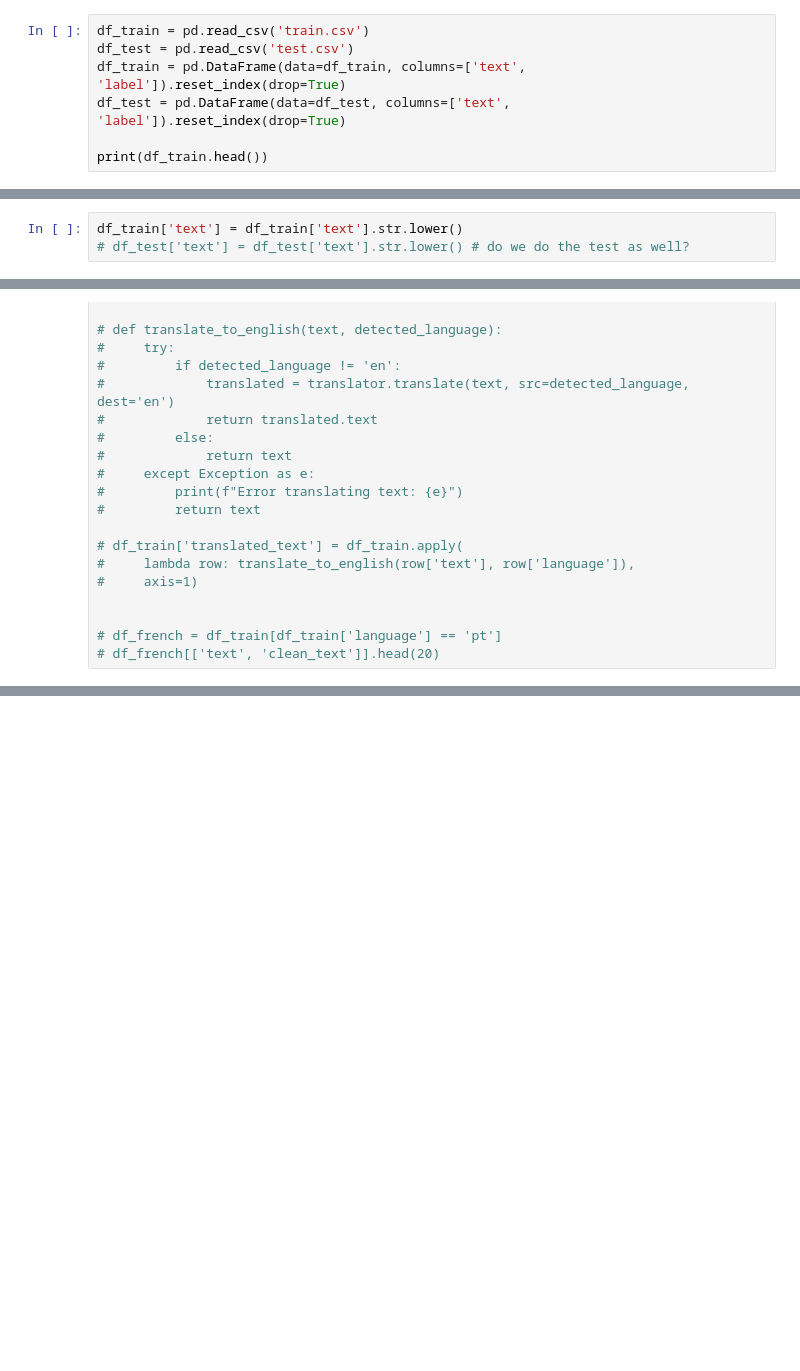
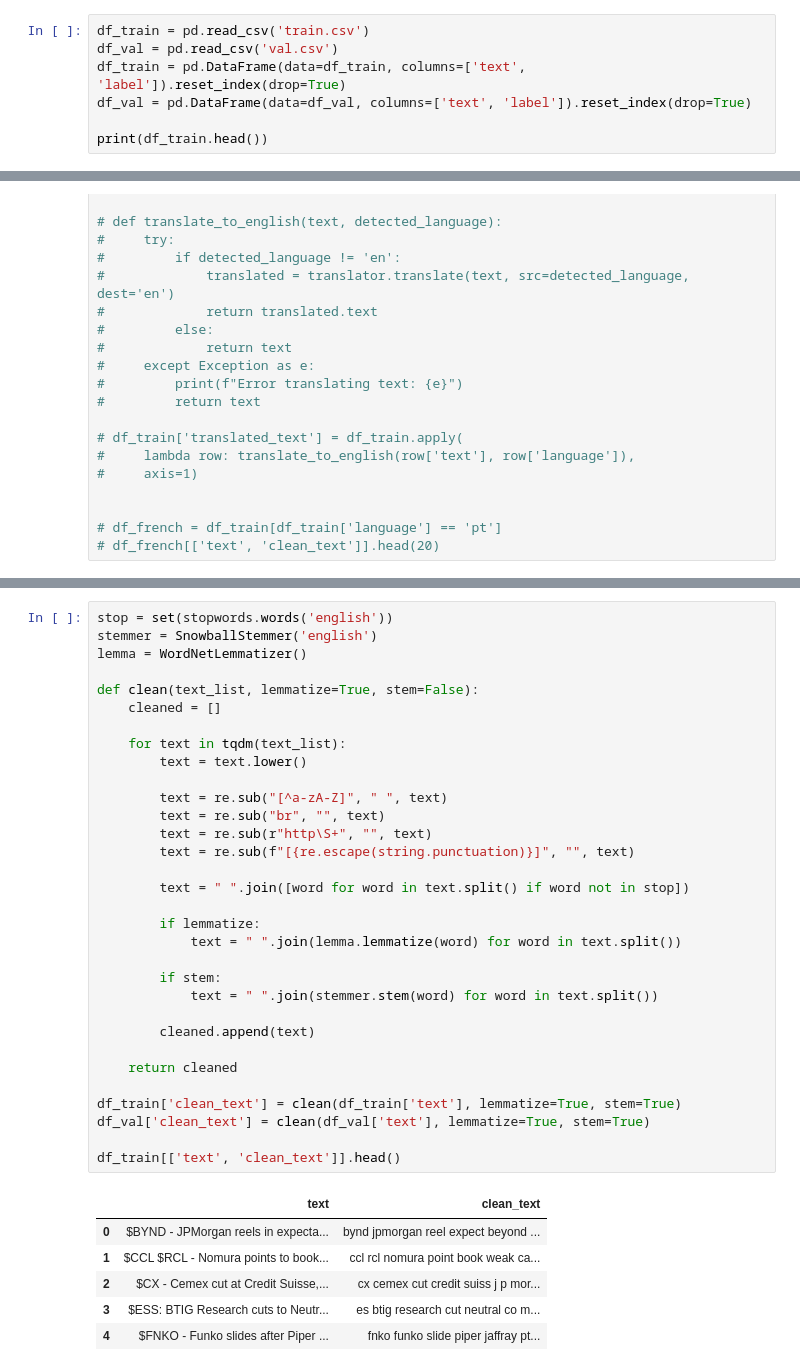
Before and after one commit to joanaramosrodrigues/TextMining_Project, a Jupyter notebook: TM_Group07.ipynb, the cells around one changed output, grey strips where cells are left out. Saved outputs shown, nothing was run; the diff lists cells and outputs as text; blank space fills up the shorter version.

```diff
--- a/TM_Group07.ipynb
+++ b/TM_Group07.ipynb
@@ -38,8 +69,8 @@ from tqdm import tqdm
 # %%
 df_train = pd.read_csv('train.csv')
-df_test = pd.read_csv('test.csv')
+df_val = pd.read_csv('val.csv')
 df_train = pd.DataFrame(data=df_train, columns=['text', 'label']).reset_index(drop=True)
-df_test = pd.DataFrame(data=df_test, columns=['text', 'label']).reset_index(drop=True)
+df_val = pd.DataFrame(data=df_val, columns=['text', 'label']).reset_index(drop=True)
 
 print(df_train.head())
 # %% [output]
@@ -144,3 +184,0 @@ Name: count, dtype: int64
-# %%
-df_train['text'] = df_train['text'].str.lower()
-# df_test['text'] = df_test['text'].str.lower() # do we do the test as well?
@@ -415,0 +248,39 @@ plt.show()
+# %%
+stop = set(stopwords.words('english'))
+stemmer = SnowballStemmer('english')
+lemma = WordNetLemmatizer()
+
+def clean(text_list, lemmatize=True, stem=False):
+    cleaned = []
+
+    for text in tqdm(text_list):
+        text = text.lower()
+
+        text = re.sub("[^a-zA-Z]", " ", text)
+        text = re.sub("br", "", text)
+        text = re.sub(r"http\S+", "", text)
+        text = re.sub(f"[{re.escape(string.punctuation)}]", "", text)
+
+        text = " ".join([word for word in text.split() if word not in stop])
+
+        if lemmatize:
+            text = " ".join(lemma.lemmatize(word) for word in text.split())
+
+        if stem:
+            text = " ".join(stemmer.stem(word) for word in text.split())
+
+        cleaned.append(text)
+
+    return cleaned
+
+df_train['clean_text'] = clean(df_train['text'], lemmatize=True, stem=True)
+df_val['clean_text'] = clean(df_val['text'], lemmatize=True, stem=True)
+
+df_train[['text', 'clean_text']].head()
+# %% [output]
+|  | text | clean_text |
+| 0 | $BYND - JPMorgan reels in expecta... | bynd jpmorgan reel expect beyond ... |
+| 1 | $CCL $RCL - Nomura points to book... | ccl rcl nomura point book weak ca... |
+| 2 | $CX - Cemex cut at Credit Suisse,... | cx cemex cut credit suiss j p mor... |
+| 3 | $ESS: BTIG Research cuts to Neutr... | es btig research cut neutral co m... |
+| 4 | $FNKO - Funko slides after Piper ... | fnko funko slide piper jaffray pt... |
```
Also changed, not shown: parts of 81 cells of this notebook.
